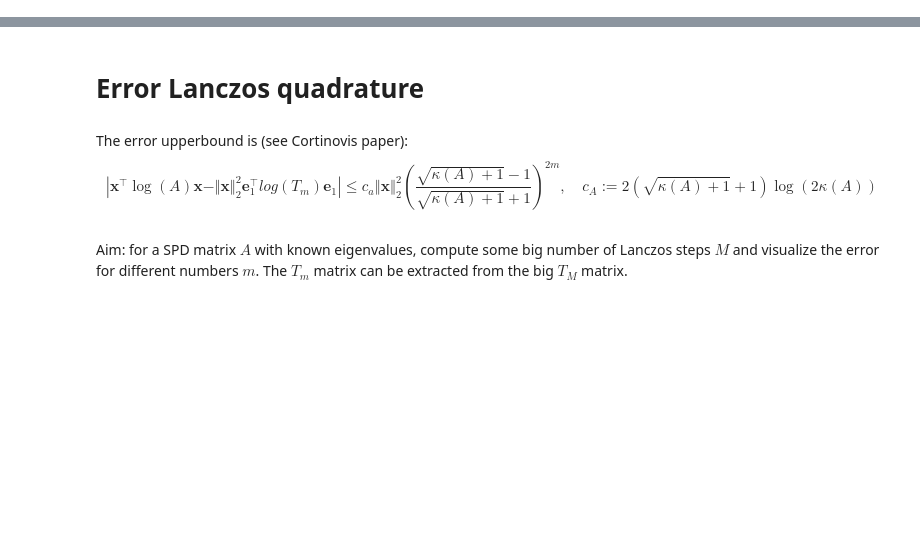
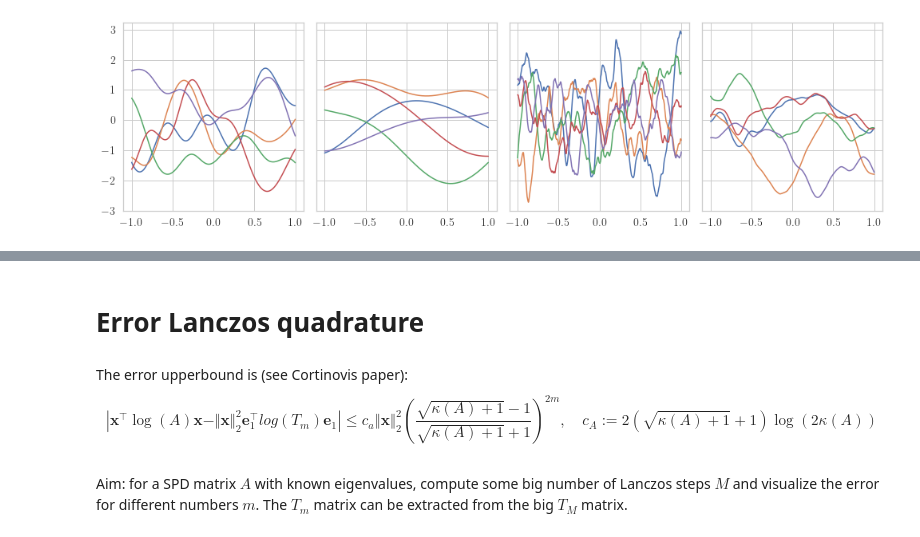
Before and after one commit to matthiaszeller/GP-linalg, a Jupyter notebook: tutorial/Numerical experiments.ipynb, the cells around one changed output, grey strips where cells are left out. Cells and saved outputs as stored; diff of their text form; code cells hidden in the pictures; blank space fills up the shorter version.

```diff
--- a/tutorial/Numerical experiments.ipynb
+++ b/tutorial/Numerical experiments.ipynb
@@ -2,10 +3,10 @@
 %load_ext autoreload
 %autoreload 2
 # %%
+# Import common libraries
 import torch
 import numpy as np
 from scipy.stats import ortho_group
 import matplotlib.pyplot as plt
 import seaborn as sns
-sns.set_style('whitegrid')
 # %%
@@ -26,0 +31,29 @@ We want to compare $\kappa(\hat A)$ against $\kappa\left( \hat P_k^{-1/2} \hat A
+# %%
+# Kernels to compare
+kernels = [
+    # | --- class object ---| |-- name -|  |-- parameters ----|
+    (SquaredExponentialKernel, 'SE',     {'length_scale': 0.1}),
+    (SquaredExponentialKernel, 'SE',     {'length_scale': 1.0}),
+    (MaternKernel,             'Matern', {'length_scale': 0.1, 'nu': 1.5}),
+    (MaternKernel,             'Matern', {'length_scale': 0.3, 'nu': 2.5})
+]
+# %%
+# Nodes
+n = 500
+nodes = torch.linspace(-1, 1, n)
+# Number of prior functions tu sample
+N = 5
+
+_, ax = plt.subplots(1, len(kernels), figsize=(len(kernels) * 3.5, 4), sharex=True, sharey=True)
+
+for i, (kernel, desc, params) in enumerate(kernels):
+    # Compute kernel matrix
+    K = kernel(**params).compute(nodes)
+    # Sample from multivariate normal
+    f = np.random.multivariate_normal(mean=np.zeros(n), cov=K, size=N)
+    # Plot
+    ax[i].plot(nodes, f.T)
+
+plt.tight_layout()
+# %% [output]
+[figure, added]
```
Also changed, not shown: parts of 47 cells of this notebook, 1 other file.
